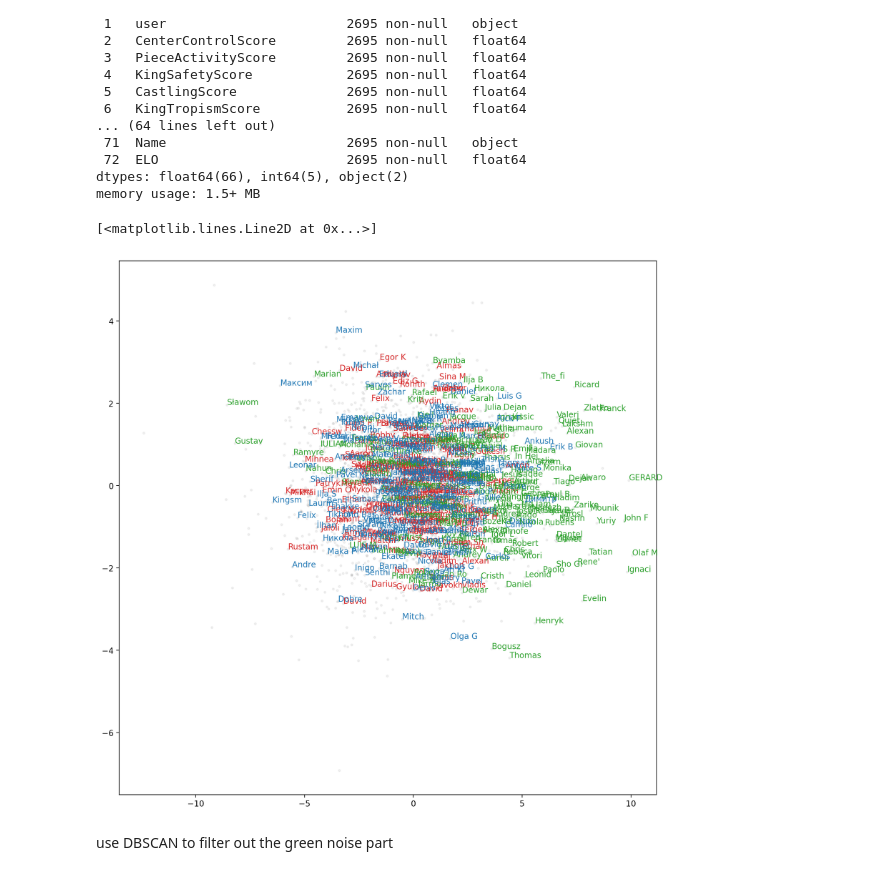
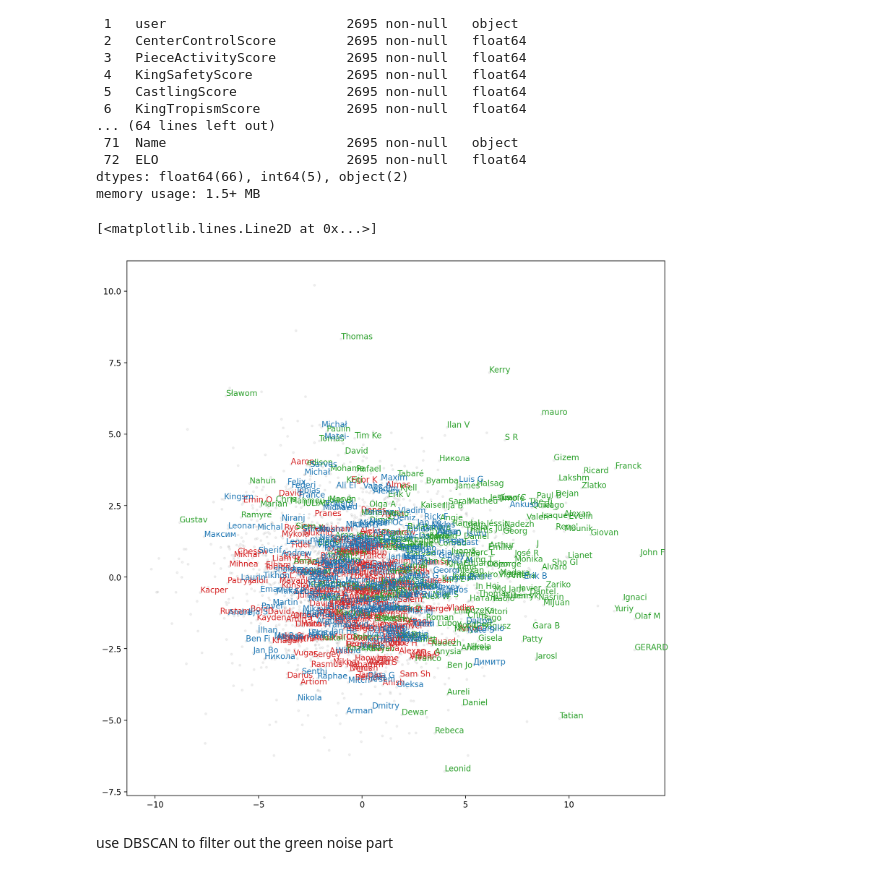
Before and after one commit to zZimablueee/Chess, a Jupyter notebook: player-cluster/PCA.ipynb, the cells around one changed output. Saved outputs shown, nothing was run; the diff lists cells and outputs as text; code cells hidden in the pictures.

```diff
--- a/player-cluster/PCA.ipynb
+++ b/player-cluster/PCA.ipynb
@@ -42,14 +42,9 @@ Data columns (total 73 columns):
 dtypes: float64(66), int64(5), object(2)
 memory usage: 1.5+ MB
 # %%
-pc1_cols=['CenterControlScore', 'pawn_1LifeRatio', 'PieceActivityScore', 'KingDiagonalExposureScore','pawn_2LifeRatio',
-          'KingSafetyScore', 'KingZoneControlScore', 'queen_1LifeRatio',
-          #'rook_1LifeRatio','rook_2LifeRatio', 'bishop_1LifeRatio','bishop_2LifeRatio', knight_2LifeRatio','pawn_8LifeRatio',
-          'knight_1LifeRatio', 'pawn_2LifeRatio', 'pawn_3LifeRatio',
-         'KingEscapeSquaresScore', 'AveragePawnAdvanceDepth']
 #把所有数字特征都扔到了pca里
 cols=list(df.columns[2:20])+list(df.columns[24:47])  #除去了非皇后的升变
-df_filt = df[df.TotalGames > 100][pc1_cols].fillna(0).reset_index(drop=True)
+df_filt = df[df.TotalGames > 100][cols].fillna(0).reset_index(drop=True)
 # Create the pipeline
 pca_pipeline = Pipeline([
     ("scaler", StandardScaler()),
@@ -59,34 +54,34 @@ pca_pipeline = Pipeline([
 # Fit the pipeline and transform the data
 X_pca = pca_pipeline.fit_transform(df_filt.values)
 num_chosen = 200
 lowest_players = df.sort_values(by='ELO').Name[0:num_chosen].values
 highest_players = df.sort_values(by='ELO', ascending=False).Name[0:num_chosen].values
 medium_players = df.sort_values(by='ELO', ascending=False).Name[int(len(df)/2):int(len(df)/2)+num_chosen].values
 
 plt.figure(figsize=(12,12))
 for name in highest_players:
     df_sel = df.reset_index()
     my_id = df_sel[df_sel.user==name].index[0]
     my_name = df_sel[df_sel.user==name].user.values[0]
     plt.text(X_pca[:,0][my_id], X_pca[:,1][my_id], my_name[0:6], c='C3')
 
 for name in lowest_players:
     df_sel = df.reset_index()
     my_id = df_sel[df_sel.user==name].index[0]
     my_name = df_sel[df_sel.user==name].user.values[0]
     plt.text(X_pca[:,0][my_id], X_pca[:,1][my_id], my_name[0:6], c='C2')
 
 for name in medium_players:
     df_sel = df.reset_index()
     my_id = df_sel[df_sel.user==name].index[0]
     my_name = df_sel[df_sel.user==name].user.values[0]
     plt.text(X_pca[:,0][my_id], X_pca[:,1][my_id], my_name[0:6], c='C0')
 
 
 plt.plot(X_pca[:,0], X_pca[:,1], 'o', alpha=0.05, c='k', ms=2.5)
 # %% [output]
 [<matplotlib.lines.Line2D at 0x...>]
-[figure, old version]
+[figure, new version]
 # %% [markdown]
 use DBSCAN to filter out the green noise part
 # %%
```
Also changed, not shown: parts of 12 cells of this notebook, 1 other file.
